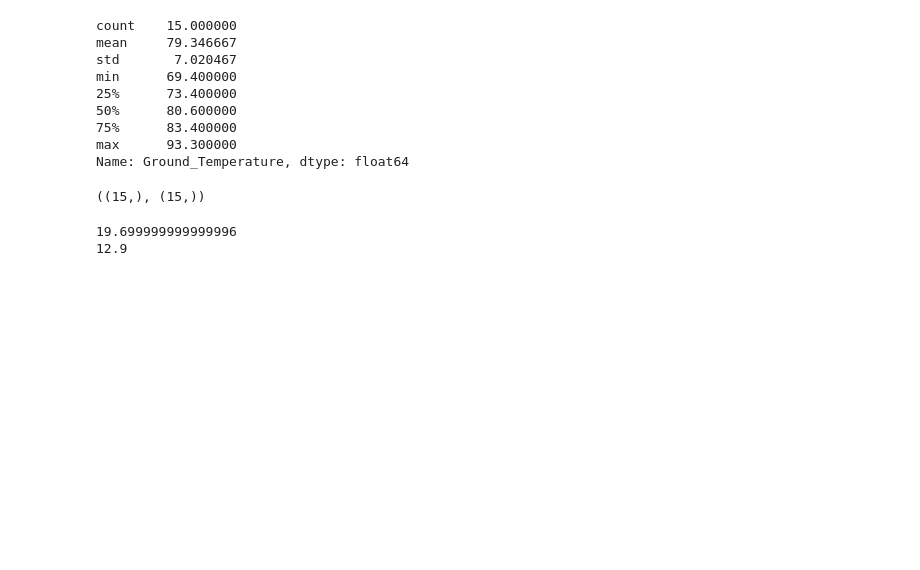
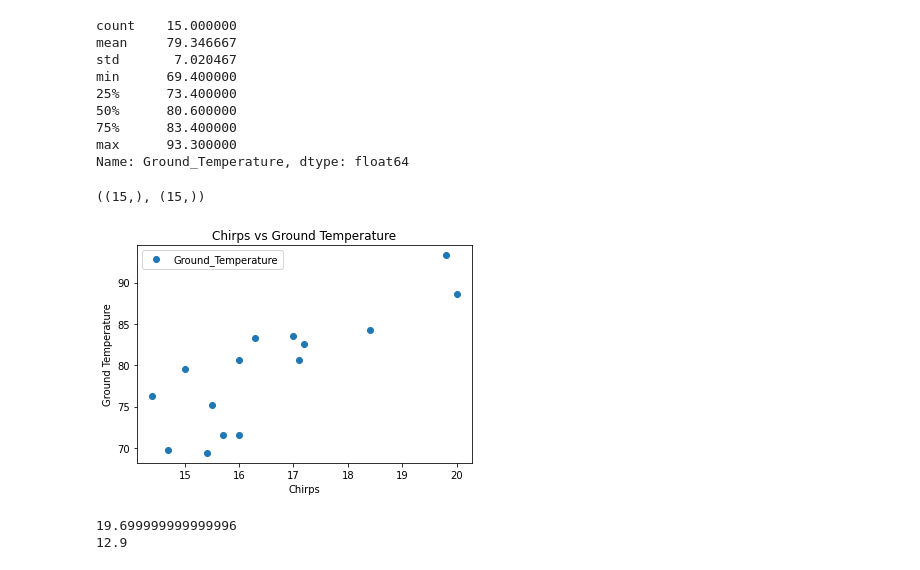
Before and after one commit to basangoudapatil/Task---6, a Jupyter notebook: Assignment5_6_7_ipynb_Basangouda(DW_19).ipynb, the cells around one changed output. Saved outputs shown, nothing was run; the diff lists cells and outputs as text; code cells hidden in the pictures; blank space fills up the shorter version.

```diff
--- a/Assignment5_6_7_ipynb_Basangouda(DW_19).ipynb
+++ b/Assignment5_6_7_ipynb_Basangouda(DW_19).ipynb
@@ -104,6 +104,14 @@ df=df.drop_duplicates()
 df.Chirpspersecond.shape, df.Ground_Temperature.shape
 # %% [output]
 ((15,), (15,))
+# %%
+df.plot(x='Chirpspersecond', y='Ground_Temperature', style='o')
+plt.title('Chirps vs Ground Temperature')
+plt.xlabel('Chirps')
+plt.ylabel('Ground Temperature')
+plt.show()
+# %% [output]
+[figure, added]
 # %%
 Q3 = df.Chirpspersecond.quantile(0.75)
 Q1 = df.Chirpspersecond.quantile(0.25)
```
Also changed, not shown: parts of 11 cells of this notebook.
